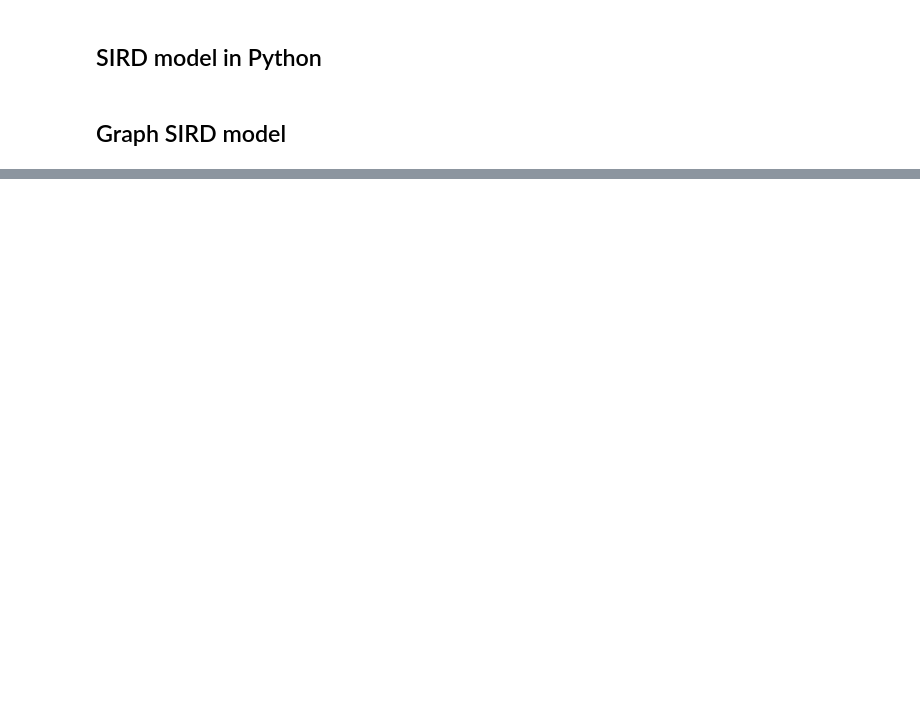
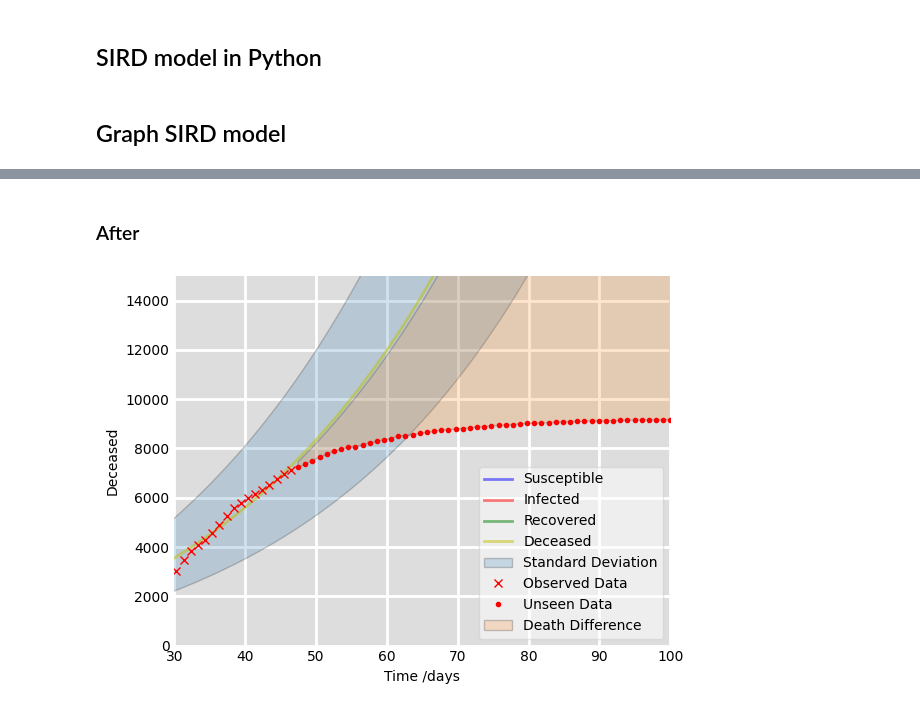
Before and after one commit to zenodea/MCMC_parameter_estimation, a Jupyter notebook: Data Analysis/sird.ipynb, the cells around one changed output, grey strips where cells are left out. Cells and saved outputs as stored; diff of their text form; code cells hidden in the pictures; blank space fills up the shorter version.

```diff
--- a/Data Analysis/sird.ipynb
+++ b/Data Analysis/sird.ipynb
@@ -72,0 +81,7 @@ plotRealData(plotSIRD(1000,83000000, 8295.11400	,0.18755,0.01716,0.03265,[0,1000
+# %% [markdown]
+### After
+# %%
+SIRD_graph = plotSIRD(1000,83000000, 8301.01060,0.23074,0.20158,0.04435,[0,15000],[30,100], [0.04656,0.04752,0.00880])
+plotRealData(SIRD_graph[0],pd.read_csv('../processed_data/cumDeathGermany.csv'), 30,47, SIRD_graph[1])
+# %% [output]
+[figure, added]
```
Also changed, not shown: parts of 6 cells of this notebook, 1 other file.
